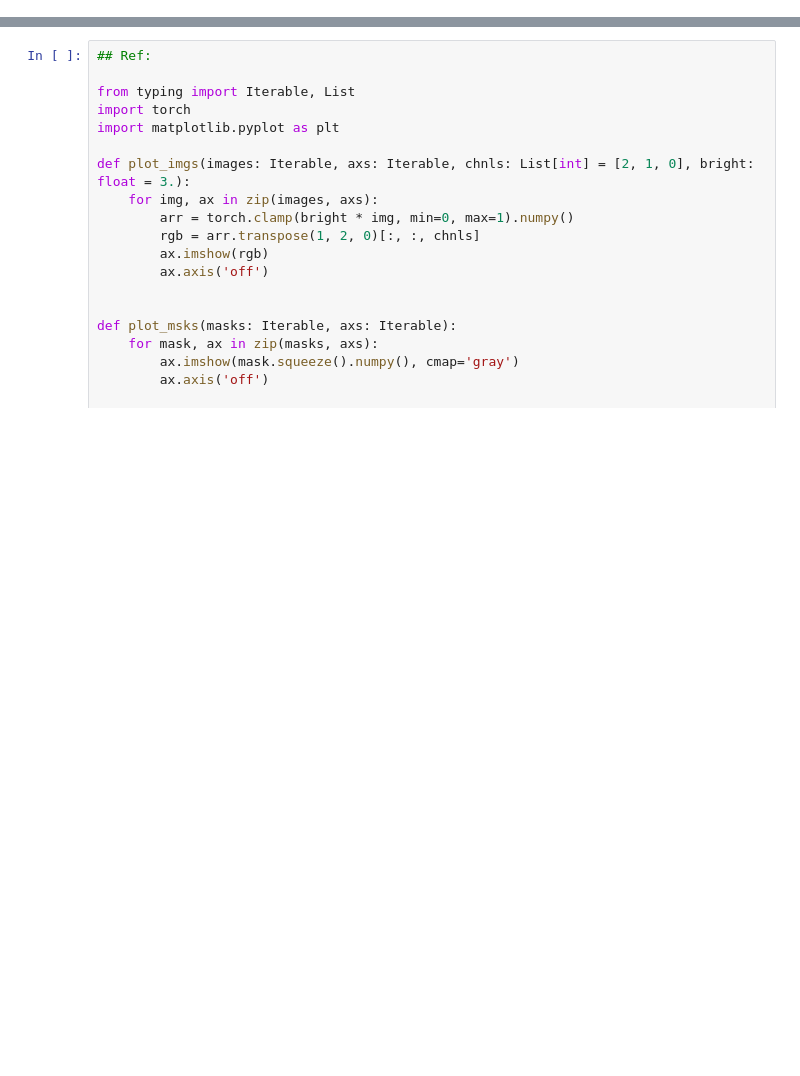
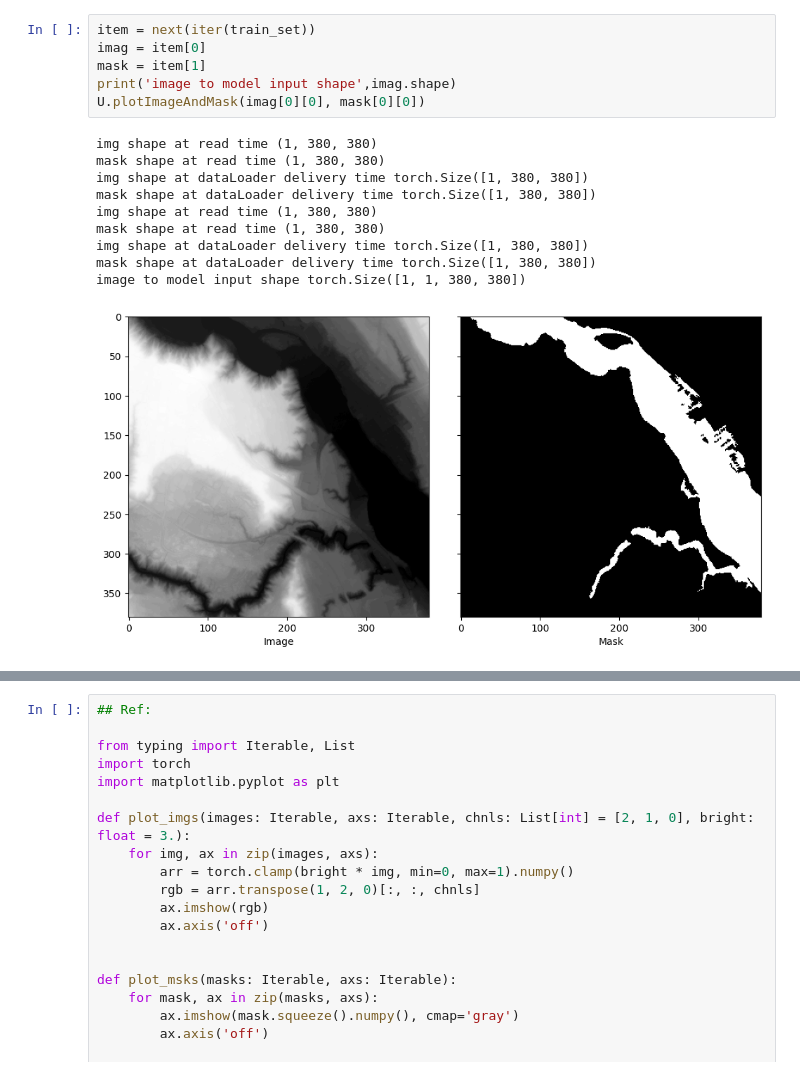
Before and after one commit to Abdielfer/DL4Flood, a Jupyter notebook: scr/testingZone.ipynb, the cells around one changed output, grey strips where cells are left out. Saved outputs shown, nothing was run; the diff lists cells and outputs as text; blank space fills up the shorter version.

Commit message:
getting into the model

```diff
--- a/scr/testingZone.ipynb
+++ b/scr/testingZone.ipynb
@@ -14,0 +22,17 @@ train_set = D.customDataloader(dataset,args).getDataloader()
+# %%
+item = next(iter(train_set))
+imag = item[0]
+mask = item[1]
+print('image to model input shape',imag.shape)
+U.plotImageAndMask(imag[0][0], mask[0][0])
+# %% [output]
+img shape at read time (1, 380, 380)
+mask shape at read time (1, 380, 380)
+img shape at dataLoader delivery time torch.Size([1, 380, 380])
+mask shape at dataLoader delivery time torch.Size([1, 380, 380])
+img shape at read time (1, 380, 380)
+mask shape at read time (1, 380, 380)
+img shape at dataLoader delivery time torch.Size([1, 380, 380])
+mask shape at dataLoader delivery time torch.Size([1, 380, 380])
+image to model input shape torch.Size([1, 1, 380, 380])
+[figure, added]
```
Also changed, not shown: parts of 5 cells of this notebook, 4 other files.
